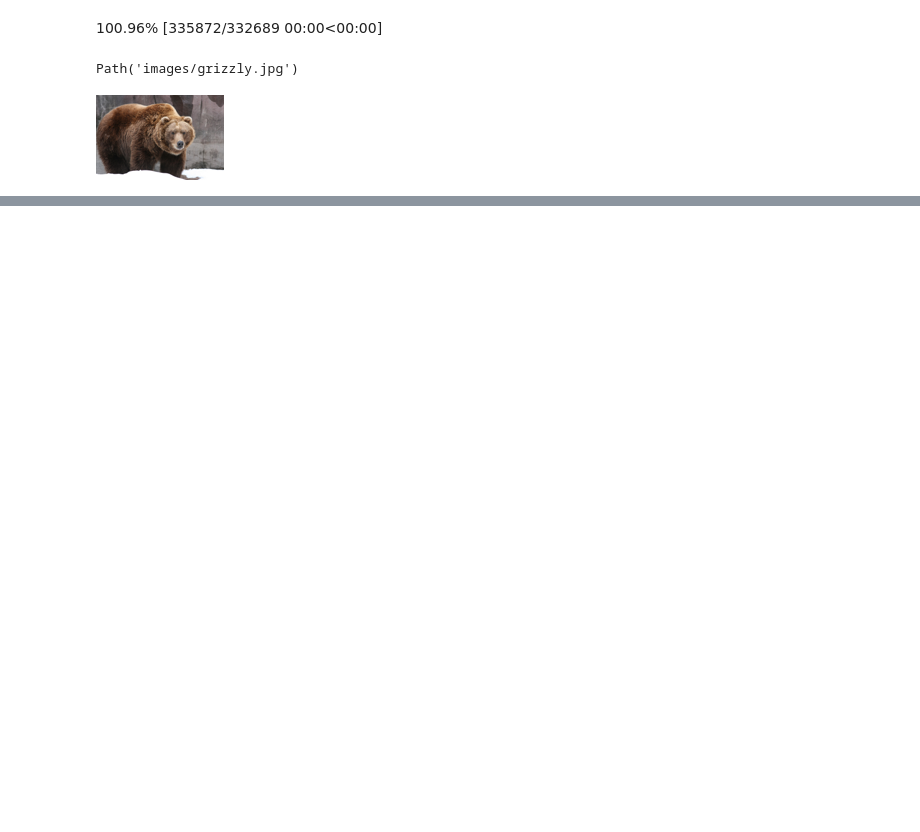
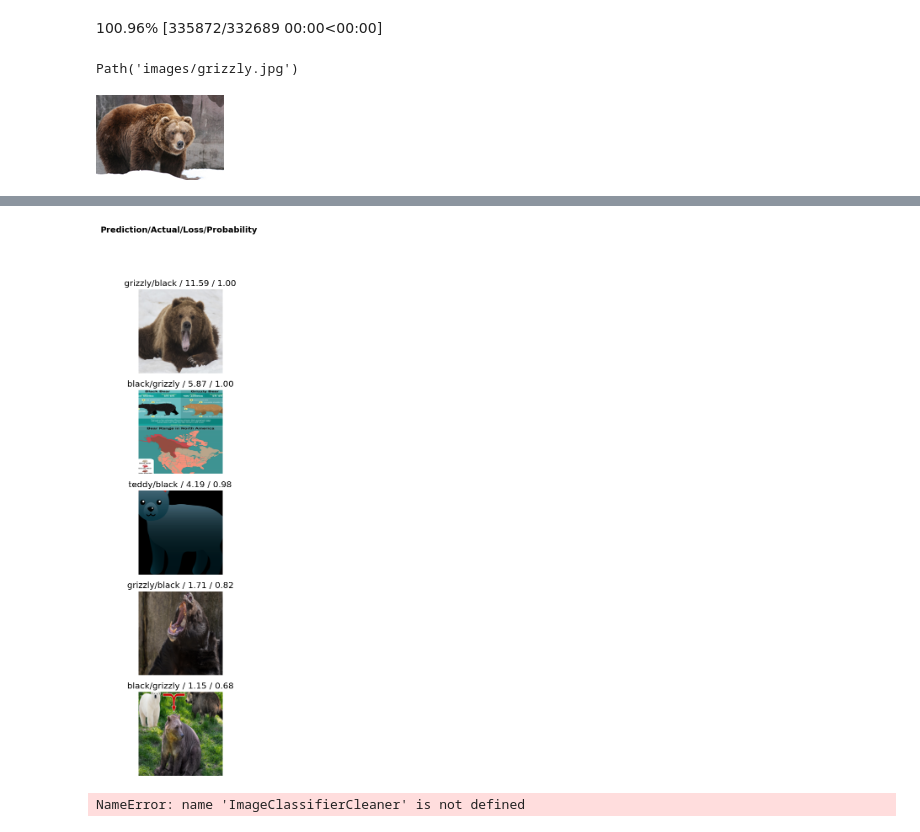
Before and after one commit to jaishrm07/deep-learning-projects, a Jupyter notebook: bear_detector.ipynb, the cells around one changed output, grey strips where cells are left out. Cells and saved outputs as stored; diff of their text form; code cells hidden in the pictures; blank space fills up the shorter version.

```diff
--- a/bear_detector.ipynb
+++ b/bear_detector.ipynb
@@ -48,0 +201,4 @@ Requirement already satisfied: pillow in /usr/local/lib/python3.10/dist-packages
+# %%
+# checking why model is making wrong predictions
+interp.plot_top_losses(5, nrows=5)
+# %% [output]
@@ -48,0 +206,5 @@ Requirement already satisfied: pillow in /usr/local/lib/python3.10/dist-packages
+[figure, added]
+# %%
+cleaner = ImageClassifierCleaner(learn)
+# %% [output]
+NameError: name 'ImageClassifierCleaner' is not defined
```
Also changed, not shown: parts of 32 cells of this notebook.
